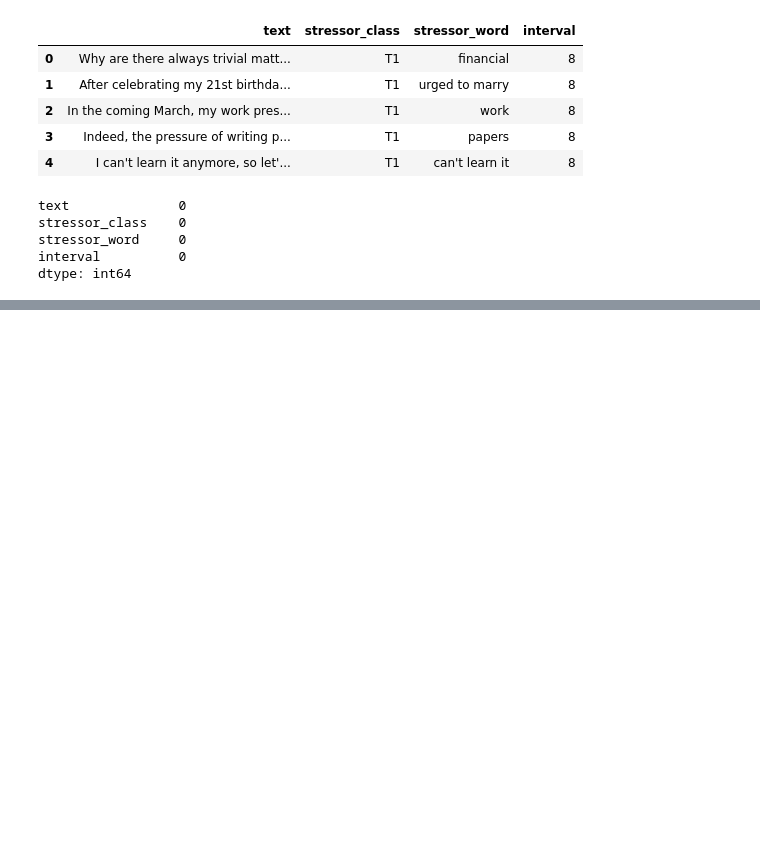
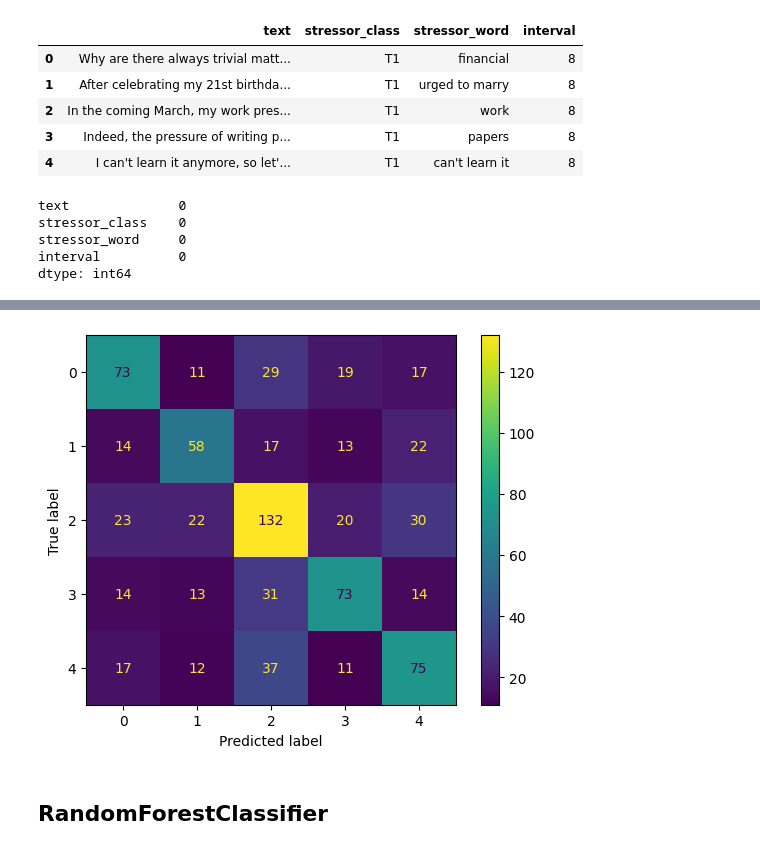
Before and after one commit to Jan-dai/ML, a Jupyter notebook: Mental_Health_Problem/MLearn.ipynb, the cells around one changed output, grey strips where cells are left out. Saved outputs shown, nothing was run; the diff lists cells and outputs as text; code cells hidden in the pictures; blank space fills up the shorter version.

```diff
--- a/Mental_Health_Problem/MLearn.ipynb
+++ b/Mental_Health_Problem/MLearn.ipynb
@@ -311,0 +229,7 @@ Name: count, Length: 109, dtype: int64
+# %%
+from sklearn.naive_bayes import MultinomialNB ,ComplementNB
+NB = ComplementNB()
+NB.fit(X_train_vectorized, y_train)
+y_pred = NB.predict(X_test_vectorized)
+print(NB.score(X_test_vectorized,y_test))
+print(classification_report(y_test, y_pred))
@@ -311,0 +249,9 @@ Name: count, Length: 109, dtype: int64
+# %%
+from sklearn.metrics import ConfusionMatrixDisplay
+ConfusionMatrixDisplay.from_estimator(NB, X_test_vectorized, y_test)
+plt.show()
+# %% [output]
+[figure, added]
+# %% [markdown]
+RandomForestClassifier
+---
```
Also changed, not shown: parts of 46 cells of this notebook.
